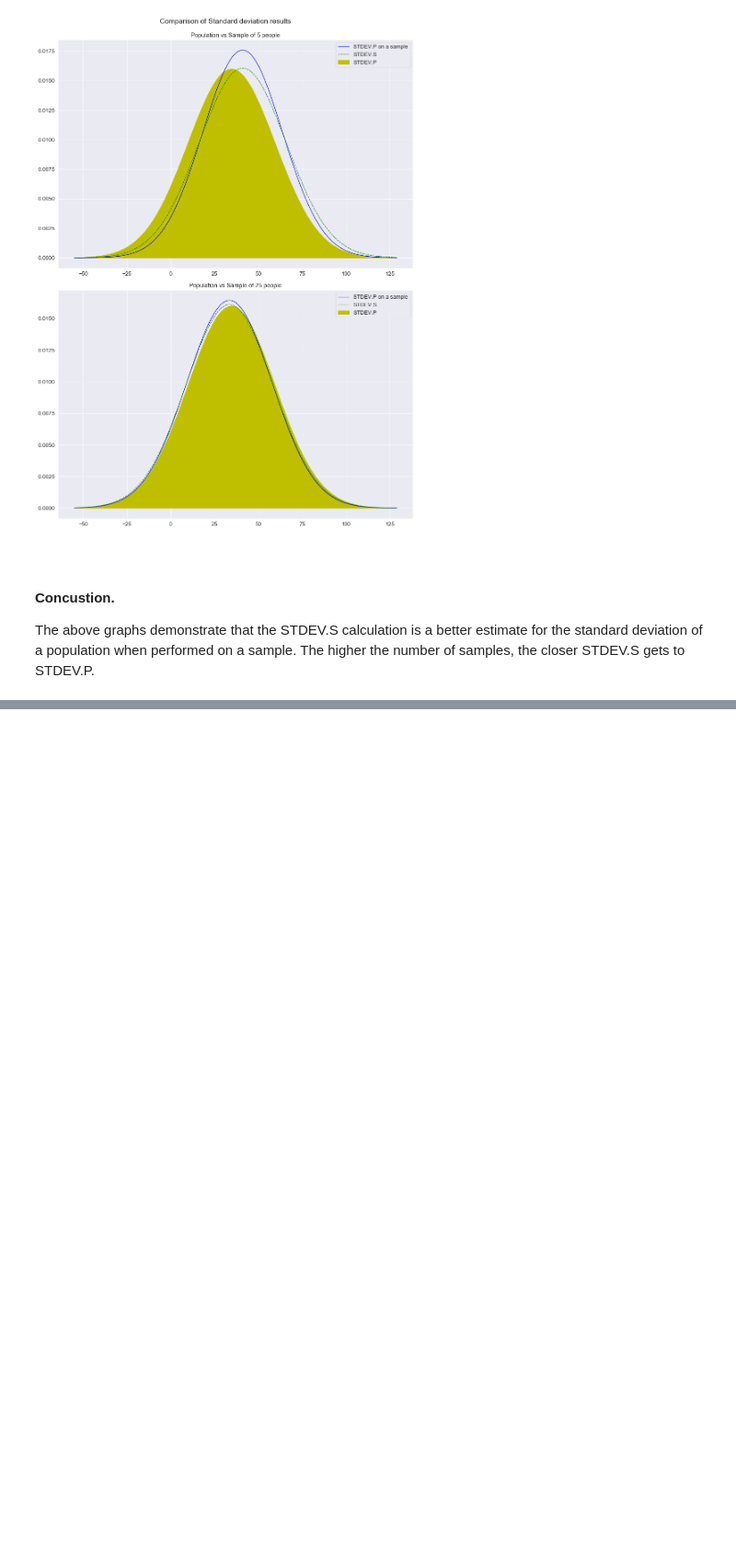
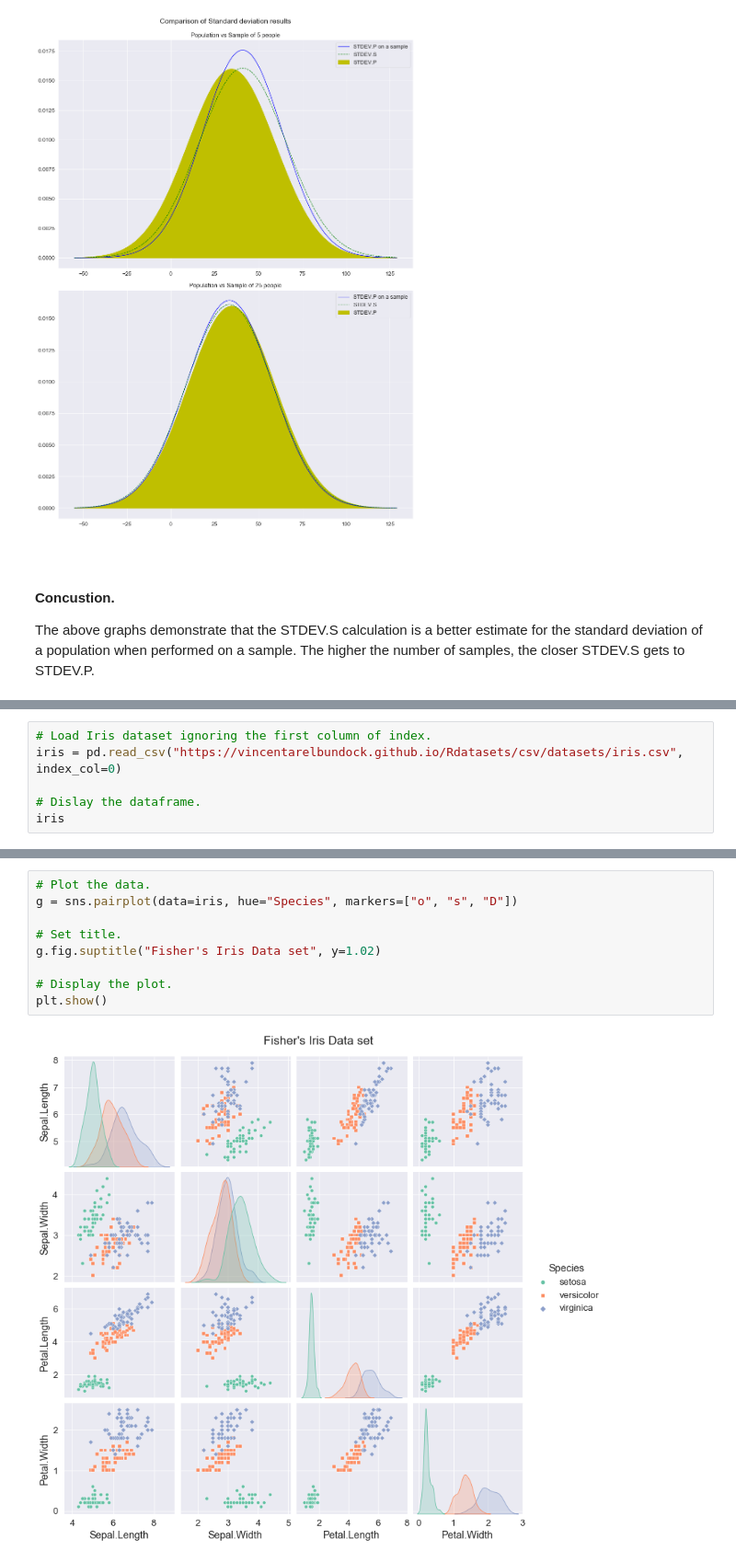
Before and after one commit to olgarozhdestvina/Machine-Learning-and-Statistics, a Jupyter notebook: Tasks.ipynb, the cells around one changed output, grey strips where cells are left out. Shown at 92% size. Cells and saved outputs as stored; diff of their text form; blank space fills up the shorter version.

Commit message:
Added a few more comments to the 3rd task and added another reference. Started the 4th task: loaded the iris dataset, plotted it fitted k-means and plotted new clusters.

```diff
--- a/Tasks.ipynb
+++ b/Tasks.ipynb
@@ -432,0 +463,6 @@ The above graphs demonstrate that the STDEV.S calculation is a better estimate f
+# %%
+# Load Iris dataset ignoring the first column of index.
+iris = pd.read_csv("https://vincentarelbundock.github.io/Rdatasets/csv/datasets/iris.csv", index_col=0)
+
+# Dislay the dataframe.
+iris
@@ -432,0 +494,11 @@ The above graphs demonstrate that the STDEV.S calculation is a better estimate f
+# %%
+# Plot the data.
+g = sns.pairplot(data=iris, hue="Species", markers=["o", "s", "D"])
+
+# Set title.
+g.fig.suptitle("Fisher's Iris Data set", y=1.02)
+
+# Display the plot.
+plt.show()
+# %% [output]
+[figure, added]
```
Also changed, not shown: parts of 19 cells of this notebook.
